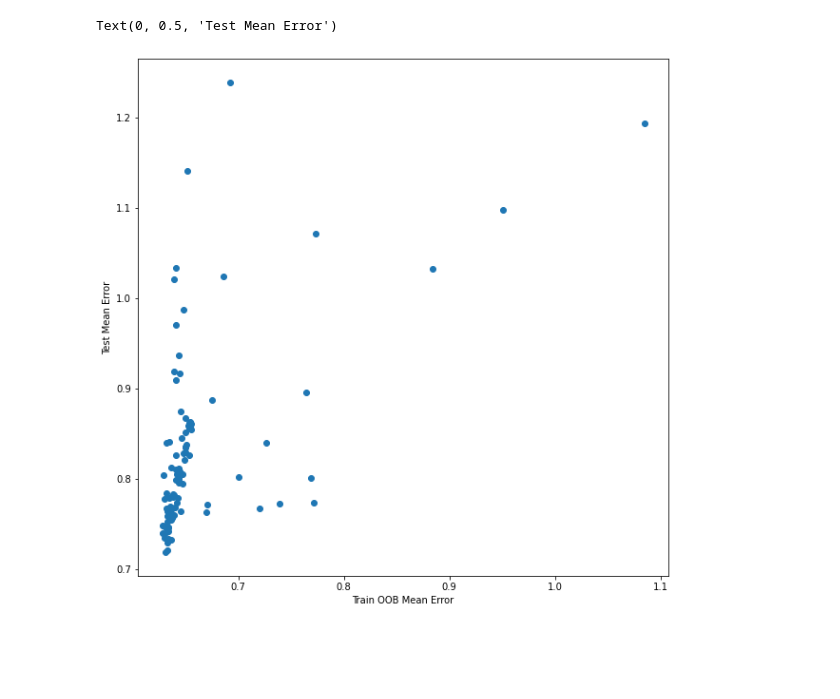
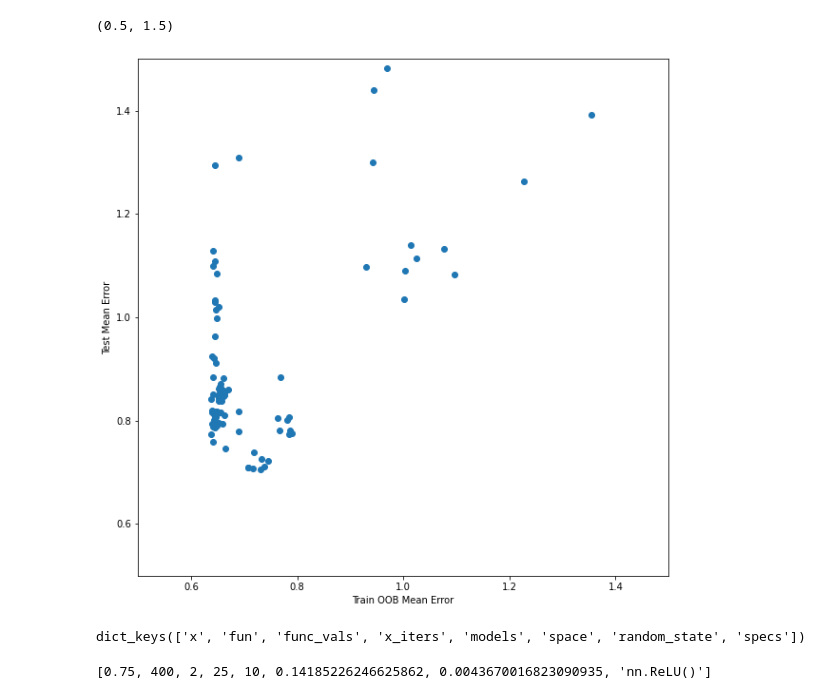
Before and after one commit to thamsuppp/EconDL, a Jupyter notebook: bayesian_eval.ipynb, the cells around one changed output. Drawn from its saved outputs; the diff is of its cells as text; code cells hidden in the pictures; blank space fills up the shorter version.

Commit message:
FCN benchmark, edit mean benchamrk

```diff
--- a/bayesian_eval.ipynb
+++ b/bayesian_eval.ipynb
@@ -8,7 +8,7 @@ from statsmodels.tsa.arima.model import ARIMA
 import skopt.plots
 import skopt
 # %%
-results = np.load('results/15sep_bayesian_monthly/experiment_records.npz', allow_pickle=True)['experiment_records']
+results = np.load('results/19sep_monthly/experiment_records.npz', allow_pickle=True)['experiment_records']
 # %%
 train_mean_errors = []
 test_mean_errors = []
@@ -16,3 +16,6 @@ test_mean_errors = []
 for i in range(100):
     train_mean_errors.append(np.mean(results[i]['train_mean_error']))
     test_mean_errors.append(np.mean(results[i]['test_mean_error']))
+
+    if np.mean(results[i]['test_mean_error']) < 1:
+        print(results[i])
@@ -19,16 +40,27 @@ for i in range(100):
 # %%
 # Change size of dots
 plt.figure(figsize=(10, 10))
 plt.scatter(train_mean_errors, test_mean_errors)
 # Set xlabel
 plt.xlabel('Train OOB Mean Error')
 # Set ylabel
 plt.ylabel('Test Mean Error')
+# Set the x and y limits
+plt.xlim(0.5, 1.5)
+plt.ylim(0.5, 1.5)
 # %% [output]
-Text(0, 0.5, 'Test Mean Error')
+(0.5, 1.5)
-[figure, old version]
+[figure, new version]
+# %%
+skopt_results.keys()
+# %% [output]
+dict_keys(['x', 'fun', 'func_vals', 'x_iters', 'models', 'space', 'random_state', 'specs'])
 # %%
 skopt_results = skopt.load('results/15sep_bayesian_monthly/opt_results.pkl')
+# %%
+skopt_results.x
+# %% [output]
+[0.75, 400, 2, 25, 10, 0.14185226246625862, 0.0043670016823090935, 'nn.ReLU()']
 # %%
 # Plots the best to-date result at each iteration
 skopt.plots.plot_convergence(skopt_results)
```
Also changed, not shown: parts of 4 cells of this notebook, 17 other files.
